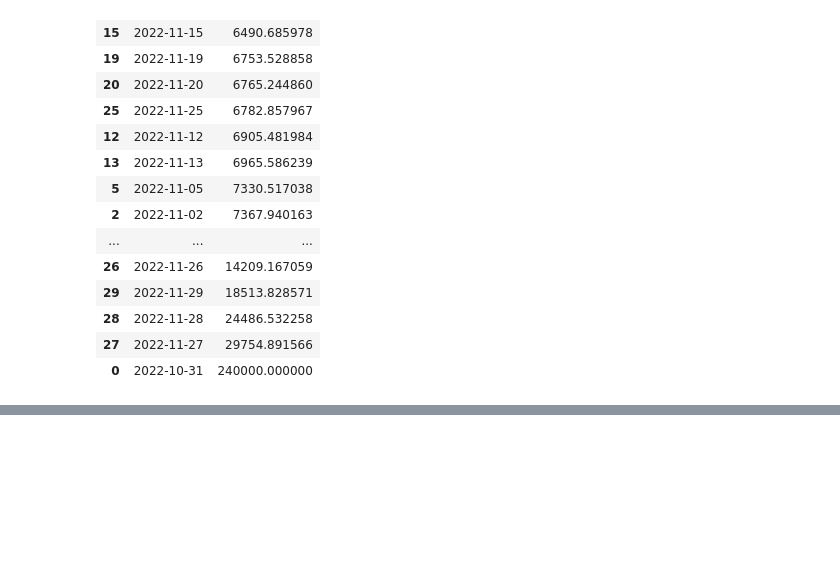
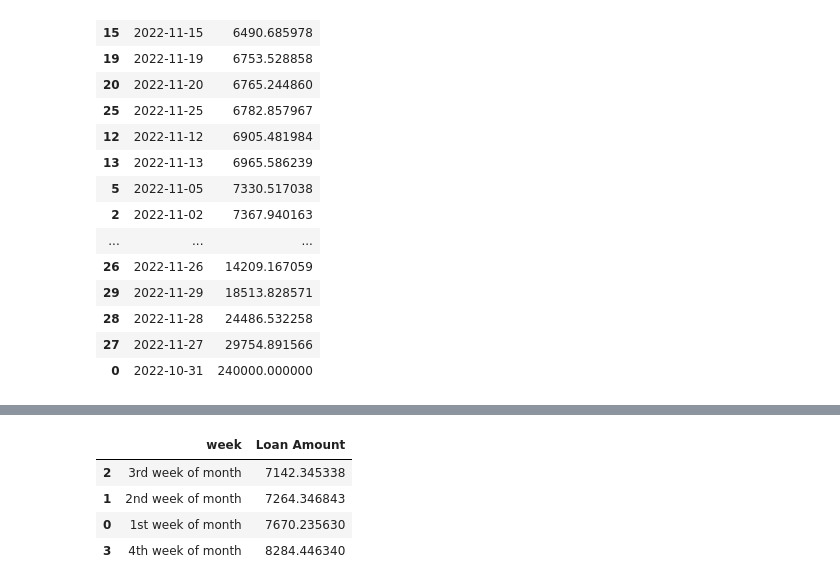
Before and after one commit to surya81/myproject, a Jupyter notebook: DPDzero Data Assignment .ipynb, the cells around one changed output, grey strips where cells are left out. Cells and saved outputs as stored; diff of their text form; code cells hidden in the pictures; blank space fills up the shorter version.

```diff
--- a/DPDzero Data Assignment .ipynb
+++ b/DPDzero Data Assignment .ipynb
@@ -439,0 +441,25 @@ age_dataset.groupby("Due Date")["Loan Amount"].count().reset_index().sort_values
+# %%
+# create a new column containing the day component of the datetime column
+age_dataset['Due_date_day'] = age_dataset['Due Date'].dt.day
+# %%
+def week_of_month(dataframe):
+    if dataframe['Due_date_day'] >=1 and dataframe['Due_date_day'] <=7 :
+        dataframe['week']= "1st week of month"
+    elif dataframe['Due_date_day'] >=8 and dataframe['Due_date_day'] <=14 :
+        dataframe['week']= "2nd week of month"
+    elif dataframe['Due_date_day'] >=15 and dataframe['Due_date_day'] <=22 :
+        dataframe['week']= "3rd week of month"
+    elif dataframe['Due_date_day'] >=23 and dataframe['Due_date_day'] <=31 :
+        dataframe['week']= "4th week of month"
+
+    return dataframe
+# %%
+week_month_dataset = age_dataset.apply(week_of_month, axis=1)
+# %%
+week_month_dataset.groupby("week")["Loan Amount"].mean().reset_index().sort_values("Loan Amount",ascending= True)
+# %% [output]
+|  | week | Loan Amount |
+| 2 | 3rd week of month | 7142.345338 |
+| 1 | 2nd week of month | 7264.346843 |
+| 0 | 1st week of month | 7670.235630 |
+| 3 | 4th week of month | 8284.446340 |
```
Also changed, not shown: parts of 10 cells of this notebook.
